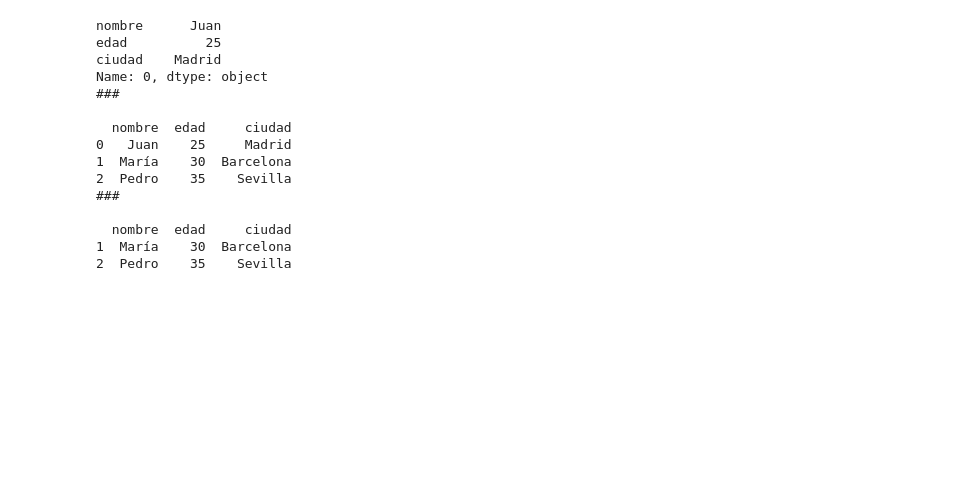
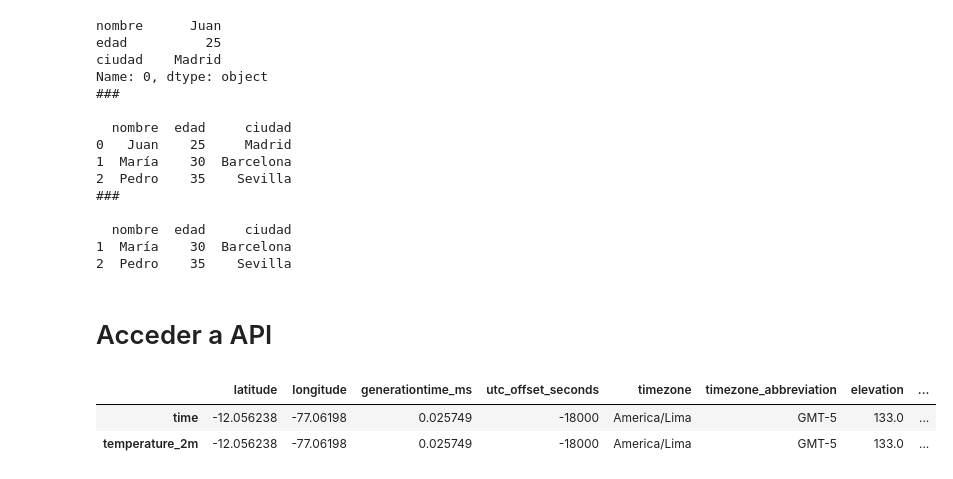
Before and after one commit to cgabrielcp/AnalisisDeDatos34, a Jupyter notebook: Sesion1/pandas.ipynb, the cells around one changed output. Cells and saved outputs as stored; diff of their text form; code cells hidden in the pictures; blank space fills up the shorter version.

```diff
--- a/Sesion1/pandas.ipynb
+++ b/Sesion1/pandas.ipynb
@@ -196,3 +196,5 @@ Name: 0, dtype: object
   nombre  edad     ciudad
 1  María    30  Barcelona
 2  Pedro    35    Sevilla
+# %% [markdown]
+# Acceder a API
@@ -198,0 +219,6 @@ Name: 0, dtype: object
+# %%
+df1.head()
+# %% [output]
+|  | latitude | longitude | generationtime_ms | utc_offset_seconds | timezone | timezone_abbreviation | elevation | ... |
+| time | -12.056238 | -77.06198 | 0.025749 | -18000 | America/Lima | GMT-5 | 133.0 | ... |
+| temperature_2m | -12.056238 | -77.06198 | 0.025749 | -18000 | America/Lima | GMT-5 | 133.0 | ... |
```
Also changed, not shown: parts of 4 cells of this notebook.
